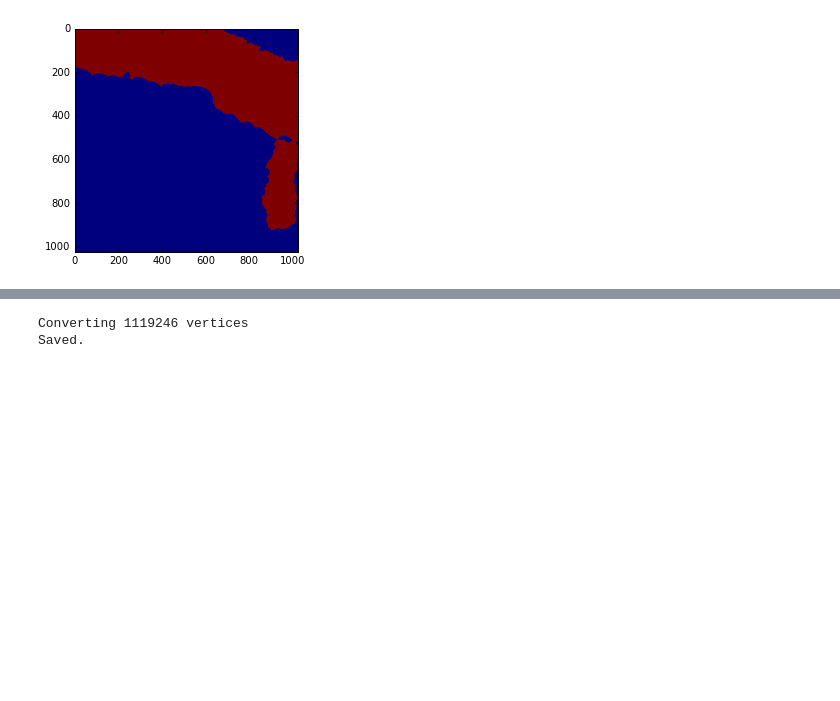
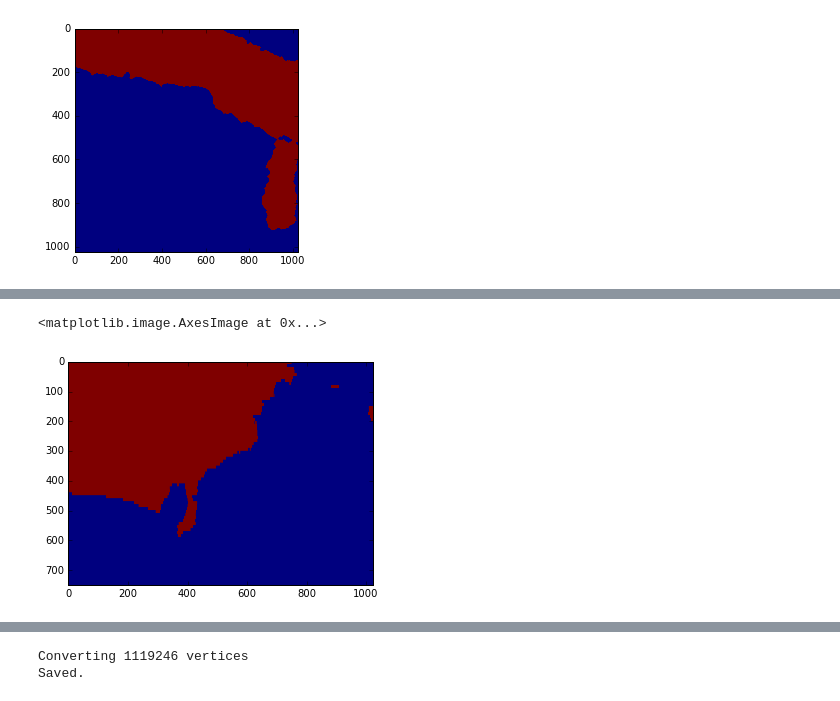
Before and after one commit to Rhoana/3dxp, a Jupyter notebook: AC3MESH.ipynb, the cells around one changed output, grey strips where cells are left out. Saved outputs shown, nothing was run; the diff lists cells and outputs as text; code cells hidden in the pictures; blank space fills up the shorter version.

```diff
--- a/AC3MESH.ipynb
+++ b/AC3MESH.ipynb
@@ -101,0 +121,6 @@ imshow(thresholded_3d[0])
+# %%
+resliced = upsampled.swapaxes(0,1)
+imshow(resliced[40])
+# %% [output]
+<matplotlib.image.AxesImage at 0x...>
+[figure, added]
```
Also changed, not shown: parts of 47 cells of this notebook.
